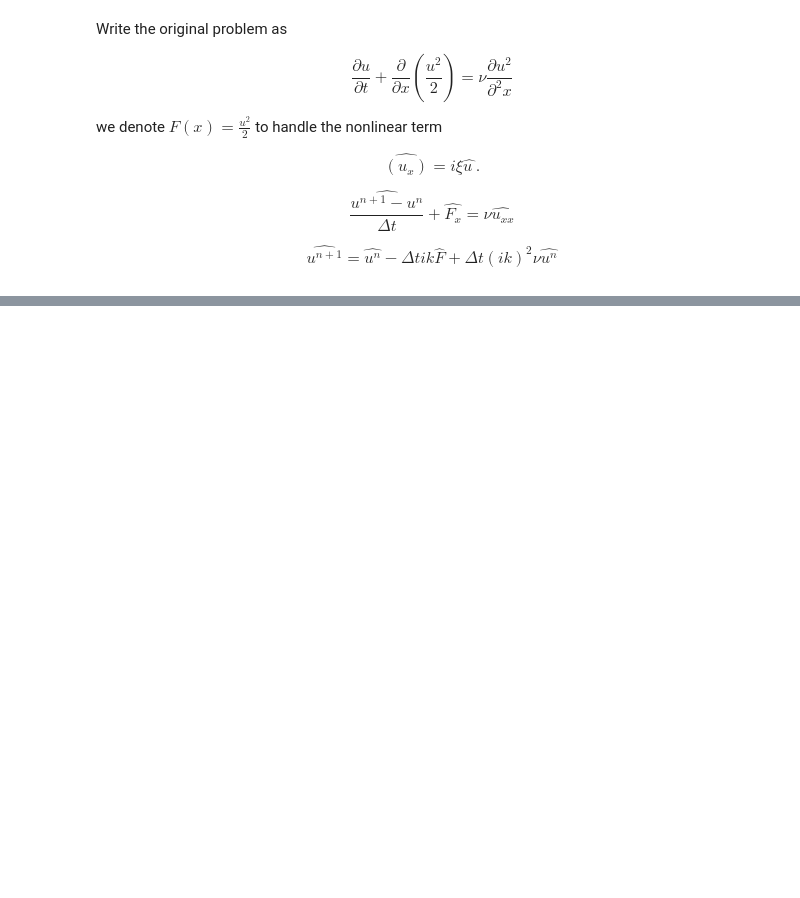
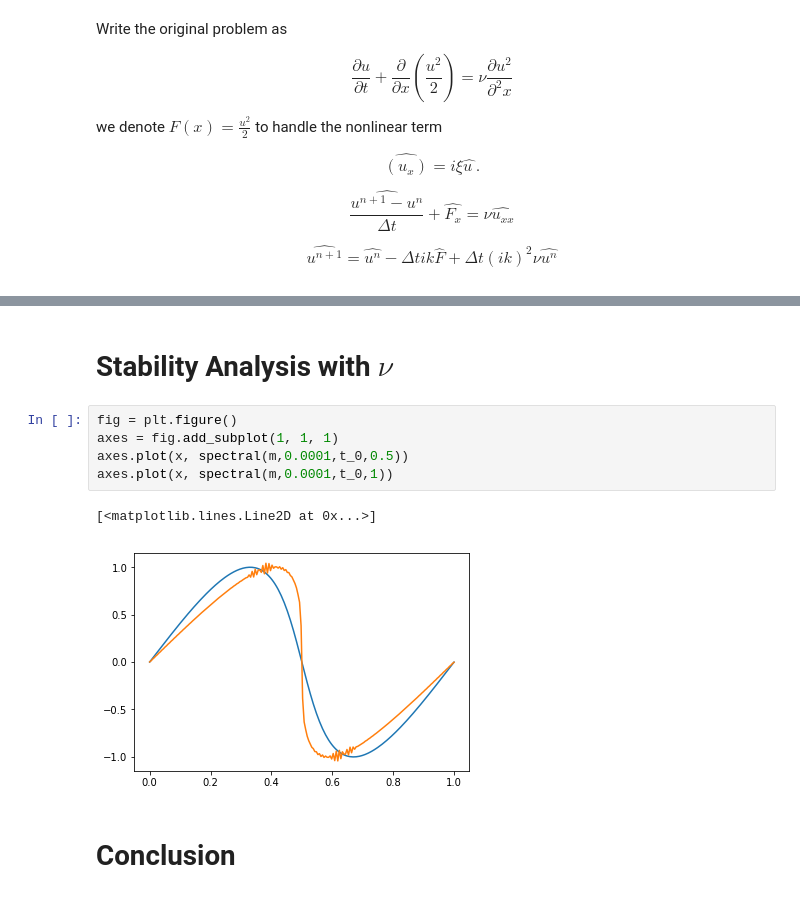
Before and after one commit to sq2157/APMA-4301-Numerical-Method, a Jupyter notebook: project.ipynb, the cells around one changed output, grey strips where cells are left out. Cells and saved outputs as stored; diff of their text form; blank space fills up the shorter version.

```diff
--- a/project.ipynb
+++ b/project.ipynb
@@ -562,0 +558,12 @@ axes.plot(x,ufunc(x,0.5,nu),'g')
+# %% [markdown]
+# Stability Analysis with $\nu$
+# %%
+fig = plt.figure()
+axes = fig.add_subplot(1, 1, 1)
+axes.plot(x, spectral(m,0.0001,t_0,0.5))
+axes.plot(x, spectral(m,0.0001,t_0,1))
+# %% [output]
+[<matplotlib.lines.Line2D at 0x...>]
+[figure, added]
+# %% [markdown]
+# Conclusion
```
Also changed, not shown: parts of 14 cells of this notebook.
